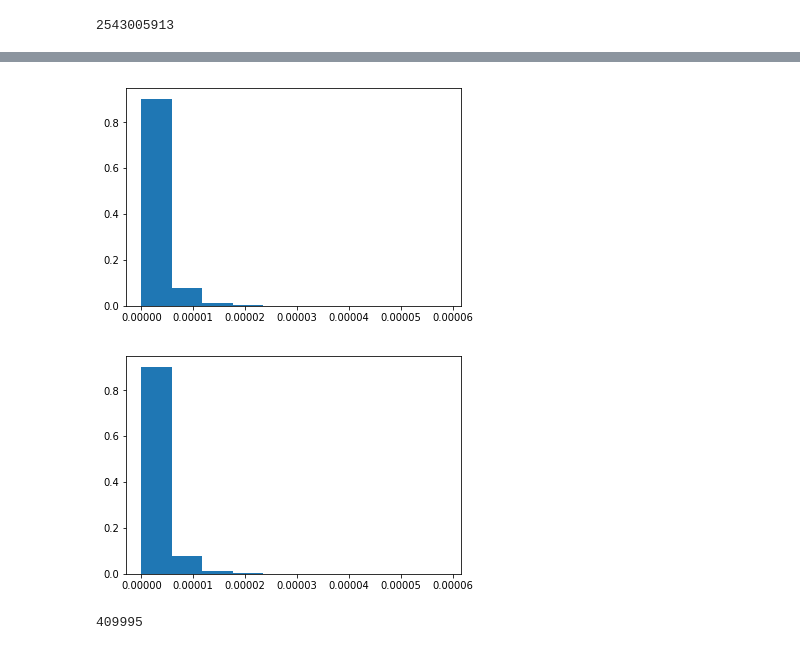
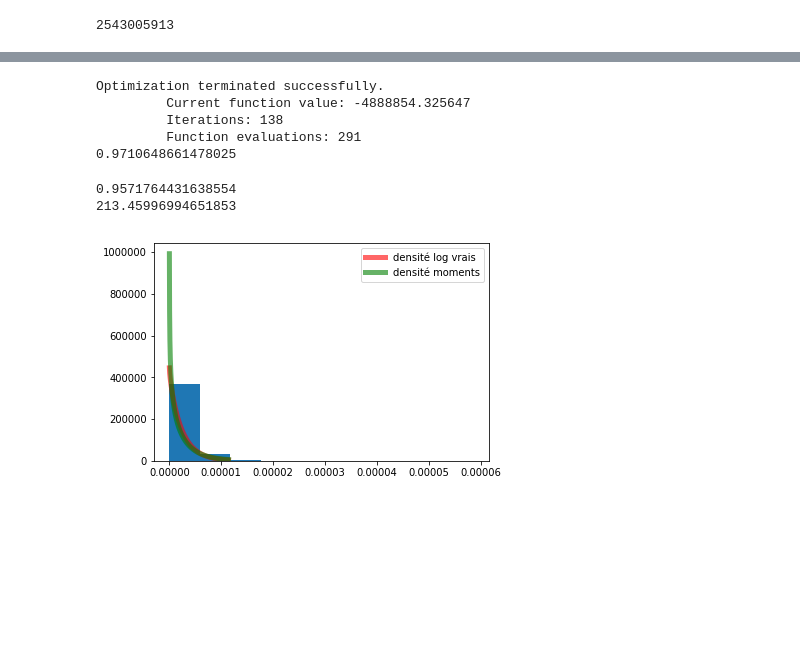
Before and after one commit to aminaghoul/reads_seq, a Jupyter notebook: fitter.ipynb, the cells around one changed output, grey strips where cells are left out. Drawn from its saved outputs; the diff is of its cells as text; code cells hidden in the pictures; blank space fills up the shorter version.

```diff
--- a/fitter.ipynb
+++ b/fitter.ipynb
@@ -145,23 +130,38 @@ print('# alpha,beta from beta.fit:', alpha3, beta3)
-# %%
-weights = np.ones_like(taille) / float(len(taille))
-x = np.linspace(beta.ppf(0.01, alpha3, beta3), beta.ppf(0.99, alpha3, beta3), 1000)
-plt.hist(taille, weights=weights)
-plt.show()
-
-
-plt.plot(x, fitted(x, alpha1, beta1), 'g')
-plt.plot(x, fitted(x, alpha2, beta2), 'b')
-plt.plot(x, fitted(x, alpha3, beta3), 'r')
-
-
-plt.hist(taille, weights=weights)
-
-plt.show()
-
-print(len(taille))
-if __name__ == '__main__':
-	pass
-# %% [output]
-[figure, removed]
-[figure, removed]
-409995
+# %%
+result = fmin(betaNLL, [1, 1], args=(taille,))
+alpha2, beta2 = result
+print(alpha2)
+# %% [output]
+Optimization terminated successfully.
+         Current function value: -4888854.325647
+         Iterations: 138
+         Function evaluations: 291
+0.9710648661478025
+# %%
+alpha3, beta3, xx, yy = beta.fit(taille)
+print(alpha3)
+print(beta3)
+# %% [output]
+0.9571764431638554
+213.45996994651853
+# %%
+weights = np.ones_like(taille) / float(len(taille))
+
+#plt.hist(taille, weights=weights)
+fitted = lambda x, a, b: gammaf(a + b) / gammaf(a) / gammaf(b) * x ** (a - 1) * (1 - x) ** (b - 1)  # pdf of beta
+
+xx = np.linspace(beta.ppf(0.01, alpha2, beta2), beta.ppf(0.99, alpha2, beta2), 60000)
+plt.plot(xx, beta.pdf(xx, alpha2, beta2),'r-', lw=5, alpha=0.6, label='densité log vrais')
+plt.plot(xx, beta.pdf(xx, alpha1, beta1),'g-', lw=5, alpha=0.6, label='densité moments')
+plt.legend()
+#plt.plot(xx, beta.pdf(xx, alpha3, beta3), lw=5, alpha=0.6, label='densité bêta(1,60000)')
+#plt.plot(xx, fitted(xx, alpha1, beta1), 'g')
+#plt.plot(xx, fitted(xx, alpha2, beta2), 'b')
+#plt.plot(xx, fitted(xx, alpha3, beta3), 'r')
+
+
+plt.hist(taille)
+
+plt.show()
+# %% [output]
+[figure, added]
```
Also changed, not shown: parts of 4 cells of this notebook.
